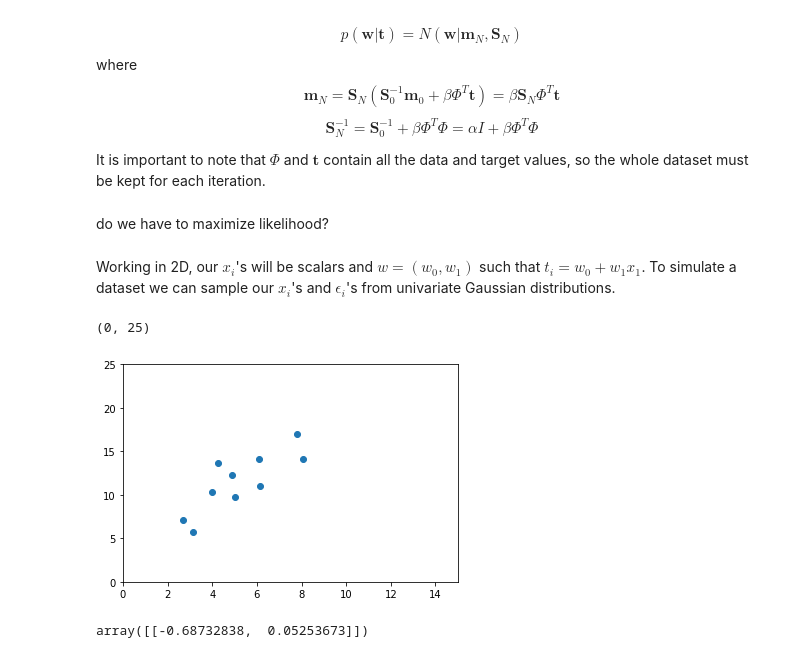
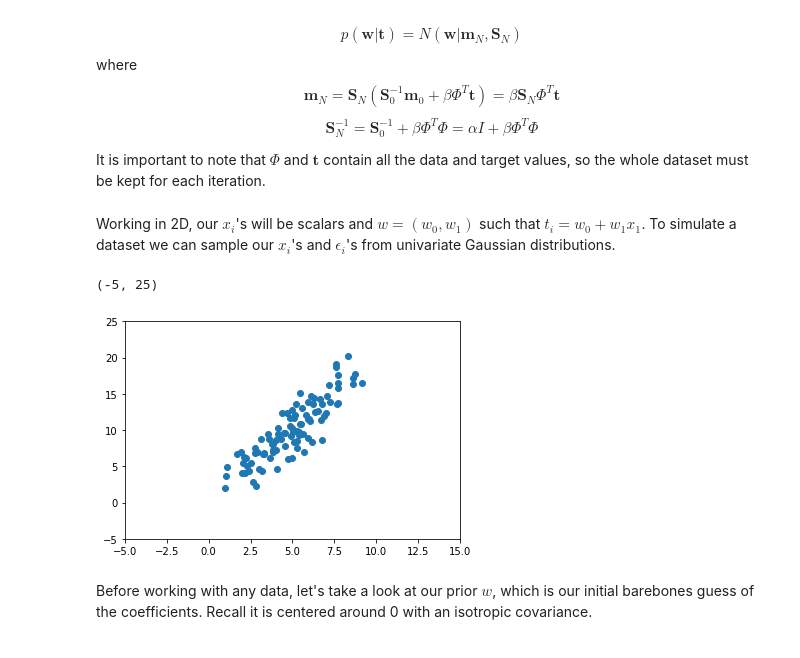
Before and after one commit to chaue/BayesianUpdate, a Jupyter notebook: SequentialLearning.ipynb, the cells around one changed output. Saved outputs shown, nothing was run; the diff lists cells and outputs as text; code cells hidden in the pictures.

```diff
--- a/SequentialLearning.ipynb
+++ b/SequentialLearning.ipynb
@@ -25,26 +25,28 @@ $$\textbf{m}_{N} = \textbf{S}_{N}(\textbf{S}_{0}^{-1}\textbf{m}_{0} + \beta \Phi
 $$\textbf{S}_{N}^{-1} = \textbf{S}_{0}^{-1} + \beta \Phi^T \Phi = \alpha I + \beta \Phi^T \Phi$$
 
 It is important to note that $\Phi$ and $\textbf{t}$ contain all the data and target values, so the whole dataset must be kept for each iteration.
-# %% [markdown]
-do we have to maximize likelihood?
 # %% [markdown]
 Working in 2D, our $x_{i}$'s will be scalars and $w = (w_{0}, w_{1})$ such that $t_{i} = w_{0} + w_{1}x_{1}$. To simulate a dataset we can sample our $x_{i}$'s and $\epsilon_{i}$'s from univariate Gaussian distributions.
 # %%
+dim = 2
+
 mu = 5
 sigma = 2
-numpoints = 10
+numpoints = 100
 
 epsmu = 0
 beta = 2
 
-x = np.random.normal(loc = mu, scale = sigma, size = numpoints)
-eps = np.random.normal(loc = epsmu, scale = beta, size = numpoints)
+x = np.array([np.random.normal(loc = mu, scale = sigma, size = numpoints)])
+eps = np.array([np.random.normal(loc = epsmu, scale = beta, size = numpoints)])
 t = 2 * x + eps
 
 plt.scatter(x, t)
-plt.xlim([0, 15])
-plt.ylim([0, 25])
+plt.xlim([-5, 15])
+plt.ylim([-5, 25])
 # %% [output]
-(0, 25)
+(-5, 25)
-[figure, old version]
+[figure, new version]
+# %% [markdown]
+Before working with any data, let's take a look at our prior $w$, which is our initial barebones guess of the coefficients. Recall it is centered around 0 with an isotropic covariance.
 # %%
@@ -54,5 +55,0 @@ wsigma = alpha * np.eye(2)
-# %%
-w = np.random.multivariate_normal(mean = wmu, cov = wsigma, size = 1)
-w
-# %% [output]
-array([[-0.68732838,  0.05253673]])
```
Also changed, not shown: parts of 15 cells of this notebook.
